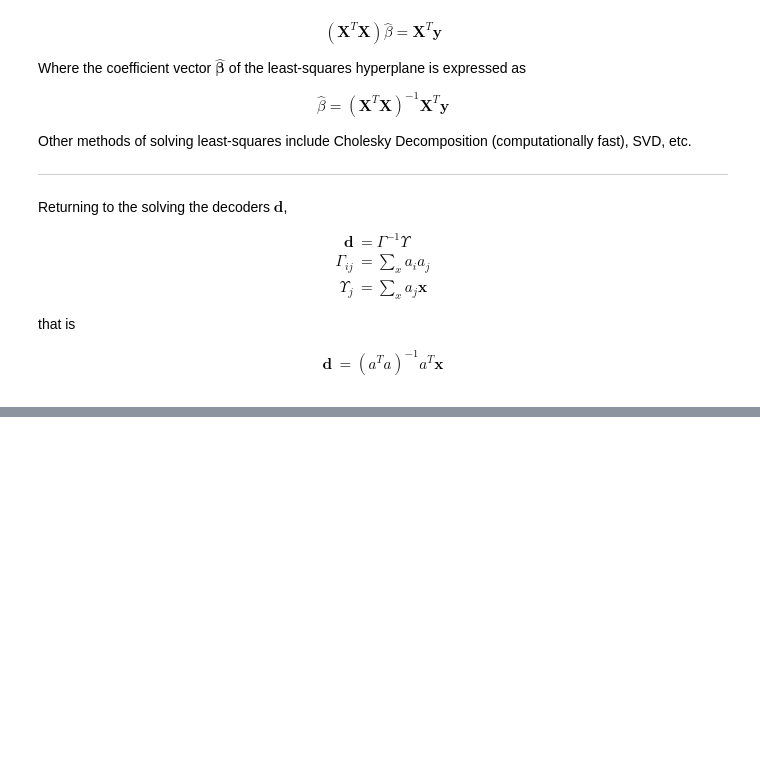
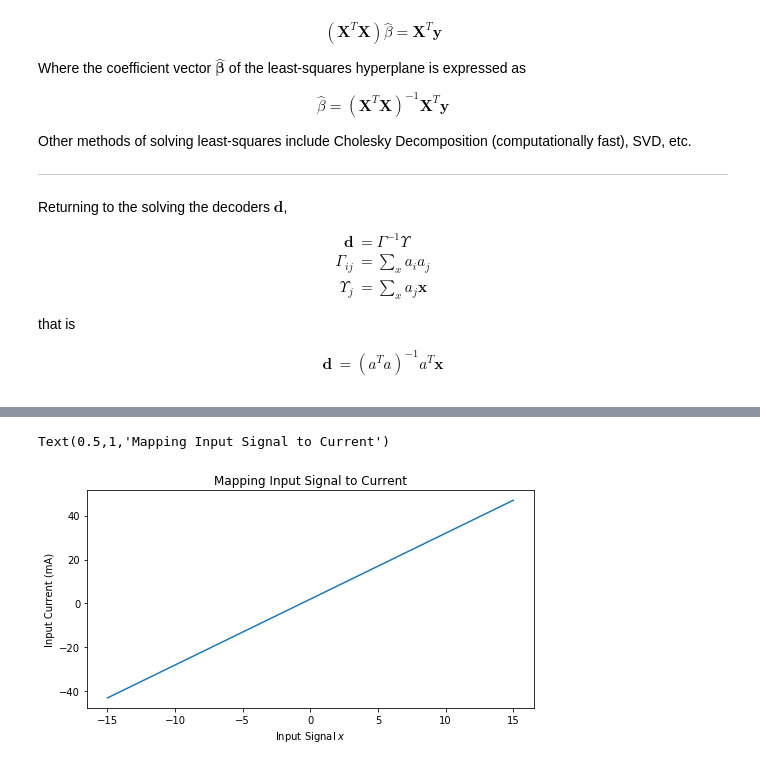
Before and after one commit to Kanaderu/Neural-Networks, a Jupyter notebook: 01 - Population SNN.ipynb, the cells around one changed output, grey strips where cells are left out. Drawn from its saved outputs; the diff is of its cells as text; code cells hidden in the pictures; blank space fills up the shorter version.

```diff
--- a/01 - Population SNN.ipynb
+++ b/01 - Population SNN.ipynb
@@ -522,0 +538,14 @@ Text(0.5,1,'Error')
+# %%
+current_representation = lambda gain, x, encoder, bias: gain * encoder * x + bias
+
+xs = np.linspace(-15, 15, 20) # sweep input from -15 to 15 sampled 20 times
+ys = current_representation(3, xs, 1, 2)
+
+plt.figure(figsize=(8,4))
+plt.plot(xs, ys)
+plt.ylabel('Input Current (mA)')
+plt.xlabel('Input Signal $x$')
+plt.title('Mapping Input Signal to Current')
+# %% [output]
+Text(0.5,1,'Mapping Input Signal to Current')
+[figure, added]
```
Also changed, not shown: parts of 27 cells of this notebook.
